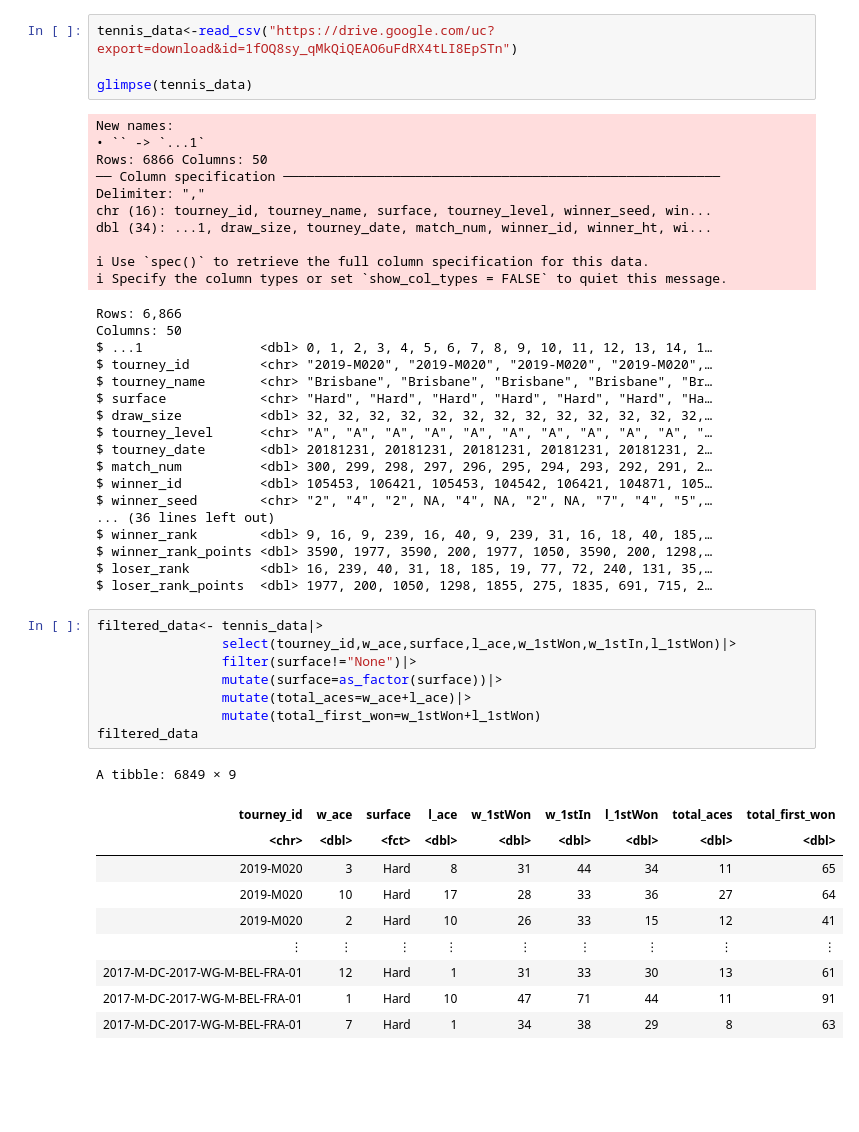
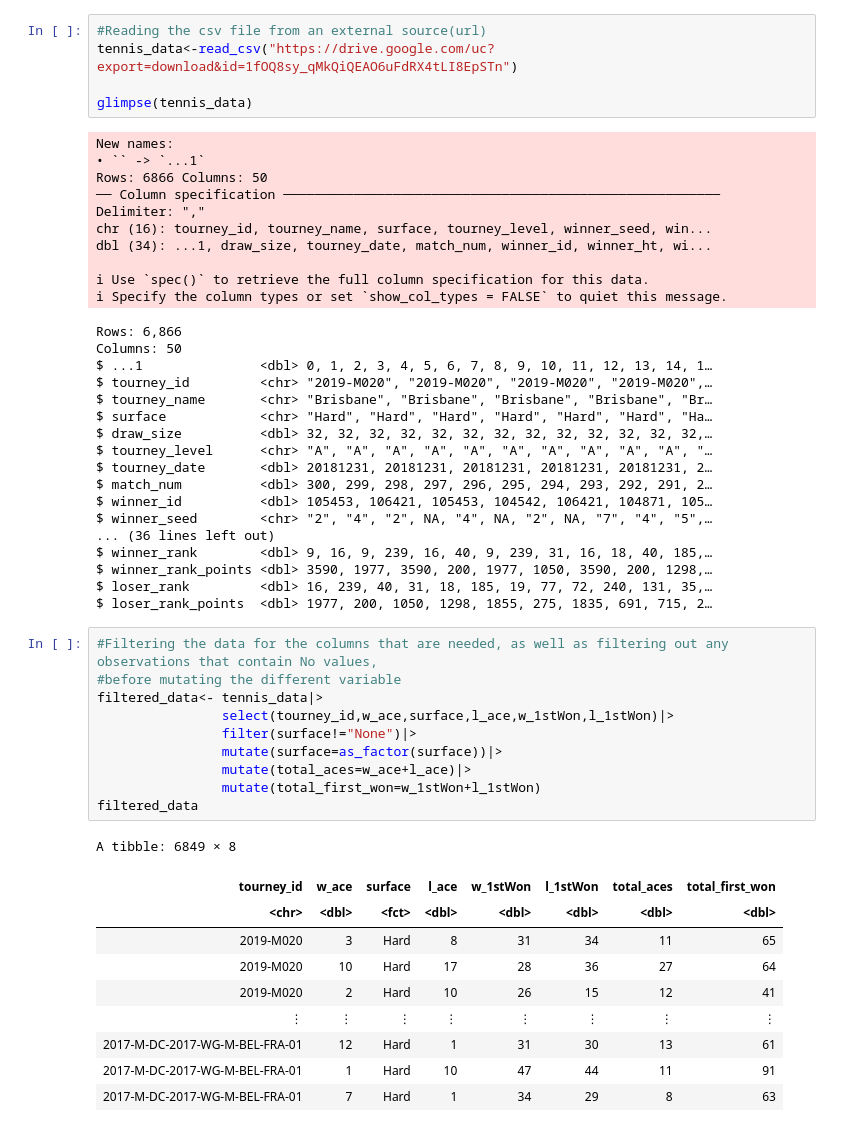
Before and after one commit to tobiassoo/Group202023W2, a Jupyter notebook: working_document.ipynb, the cells around one changed output. Saved outputs shown, nothing was run; the diff lists cells and outputs as text; blank space fills up the shorter version.

```diff
--- a/working_document.ipynb
+++ b/working_document.ipynb
@@ -24,4 +6,5 @@ options(repr.matrix.max.rows = 6)
 # %%
+#Reading the csv file from an external source(url)
 tennis_data<-read_csv("https://drive.google.com/uc?export=download&id=1fOQ8sy_qMkQiQEAO6uFdRX4tLI8EpSTn")
 
 glimpse(tennis_data)
@@ -54,21 +37,23 @@ $ winner_rank_points <dbl> 3590, 1977, 3590, 200, 1977, 1050, 3590, 200, 1298,
 $ loser_rank         <dbl> 16, 239, 40, 31, 18, 185, 19, 77, 72, 240, 131, 35,…
 $ loser_rank_points  <dbl> 1977, 200, 1050, 1298, 1855, 275, 1835, 691, 715, 2…
 # %%
+#Filtering the data for the columns that are needed, as well as filtering out any observations that contain No values,
+#before mutating the different variable
 filtered_data<- tennis_data|>
-                select(tourney_id,w_ace,surface,l_ace,w_1stWon,w_1stIn,l_1stWon)|>
+                select(tourney_id,w_ace,surface,l_ace,w_1stWon,l_1stWon)|>
                 filter(surface!="None")|>
                 mutate(surface=as_factor(surface))|>
                 mutate(total_aces=w_ace+l_ace)|>
                 mutate(total_first_won=w_1stWon+l_1stWon)
 filtered_data
 # %% [output]
-A tibble: 6849 × 9
+A tibble: 6849 × 8
-| tourney_id | w_ace | surface | l_ace | w_1stWon | w_1stIn | l_1stWon | total_aces | total_first_won |
-| <chr> | <dbl> | <fct> | <dbl> | <dbl> | <dbl> | <dbl> | <dbl> | <dbl> |
-| 2019-M020 | 3 | Hard | 8 | 31 | 44 | 34 | 11 | 65 |
-| 2019-M020 | 10 | Hard | 17 | 28 | 33 | 36 | 27 | 64 |
-| 2019-M020 | 2 | Hard | 10 | 26 | 33 | 15 | 12 | 41 |
-| ⋮ | ⋮ | ⋮ | ⋮ | ⋮ | ⋮ | ⋮ | ⋮ | ⋮ |
-| 2017-M-DC-2017-WG-M-BEL-FRA-01 | 12 | Hard | 1 | 31 | 33 | 30 | 13 | 61 |
-| 2017-M-DC-2017-WG-M-BEL-FRA-01 | 1 | Hard | 10 | 47 | 71 | 44 | 11 | 91 |
-| 2017-M-DC-2017-WG-M-BEL-FRA-01 | 7 | Hard | 1 | 34 | 38 | 29 | 8 | 63 |
+| tourney_id | w_ace | surface | l_ace | w_1stWon | l_1stWon | total_aces | total_first_won |
+| <chr> | <dbl> | <fct> | <dbl> | <dbl> | <dbl> | <dbl> | <dbl> |
+| 2019-M020 | 3 | Hard | 8 | 31 | 34 | 11 | 65 |
+| 2019-M020 | 10 | Hard | 17 | 28 | 36 | 27 | 64 |
+| 2019-M020 | 2 | Hard | 10 | 26 | 15 | 12 | 41 |
+| ⋮ | ⋮ | ⋮ | ⋮ | ⋮ | ⋮ | ⋮ | ⋮ |
+| 2017-M-DC-2017-WG-M-BEL-FRA-01 | 12 | Hard | 1 | 31 | 30 | 13 | 61 |
+| 2017-M-DC-2017-WG-M-BEL-FRA-01 | 1 | Hard | 10 | 47 | 44 | 11 | 91 |
+| 2017-M-DC-2017-WG-M-BEL-FRA-01 | 7 | Hard | 1 | 34 | 29 | 8 | 63 |
```
Also changed, not shown: parts of 5 cells of this notebook.
